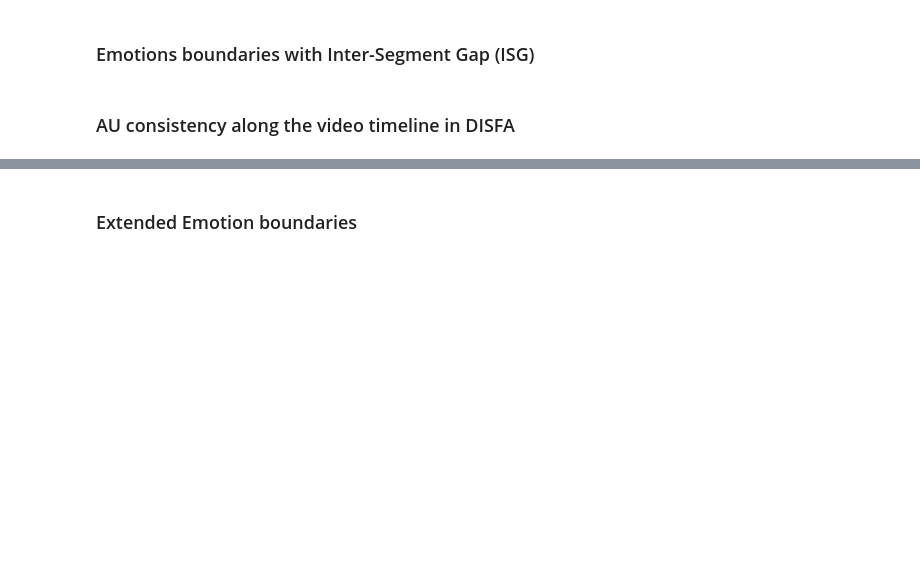
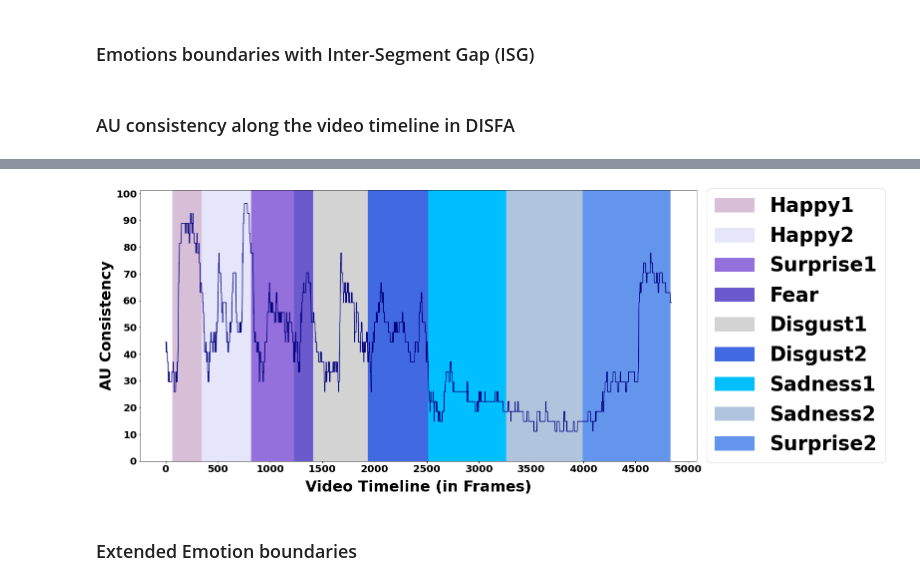
Before and after one commit to Shivansh-ct/Consistent-Keypoints, a Jupyter notebook: analysis_AU_consistency.ipynb, the cells around one changed output, grey strips where cells are left out. Saved outputs shown, nothing was run; the diff lists cells and outputs as text; code cells hidden in the pictures; blank space fills up the shorter version.

```diff
--- a/analysis_AU_consistency.ipynb
+++ b/analysis_AU_consistency.ipynb
@@ -46,3 +46,37 @@ plt.savefig("Results/Consistency_vs_Frames.pdf", dpi=300, bbox_inches='tight')
+# %%
+import numpy as np
+import matplotlib.pyplot as plt
+
+# Your existing code
+x = np.arange(0, AU_consistency.shape[0], 1)
+y = AU_consistency.copy()
+fig, ax = plt.subplots(figsize=(20, 10))
+mx = np.amax(y) + 5
+plt.xticks(np.arange(0, 5001, 500))
+plt.yticks(np.arange(0, mx, 10))
+plt.ylim(0, mx)
+for label in (ax.get_xticklabels() + ax.get_yticklabels()):
+    label.set_fontsize(20)
+    label.set_fontweight('bold')
+for key in emotions_dict:
+    color = emotions_dict[key][0]
+    emotion = key
+    a, b = emotions_dict[key][1][0], emotions_dict[key][1][1]
+    plt.fill_between(x, 0, mx * np.ones(y.shape[0]), np.multiply(x >= a, x < b), color=color, label=emotion)
+
+plt.ylabel('AU Consistency', fontsize=30, fontweight='bold')
+plt.xlabel('Video Timeline (in Frames)', fontsize=30, fontweight='bold')
+plt.plot(x, y, color='navy')
+plt.legend(loc='center left', bbox_to_anchor=(1, 0.5), prop={'weight': 'bold', 'size': 39.5})
+
+# Increase the gap between xticks and xlabel by adjusting the bottom margin
+# Manually adjust the position of xlabel
+ax.xaxis.set_label_coords(0.5, -0.07)
+
+plt.savefig("Results/Consistency_vs_Frames.pdf", dpi=300, bbox_inches='tight')
+plt.show()
+# %% [output]
+[figure, added]
 # %% [markdown]
 ### Extended Emotion boundaries
 # %%
```
Also changed, not shown: parts of 6 cells of this notebook, 4 other files.
